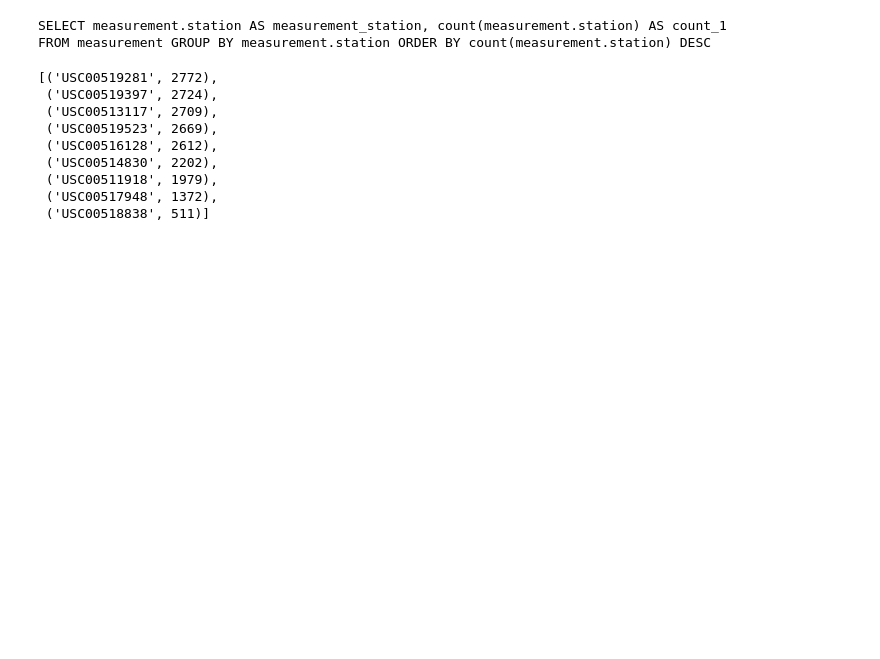
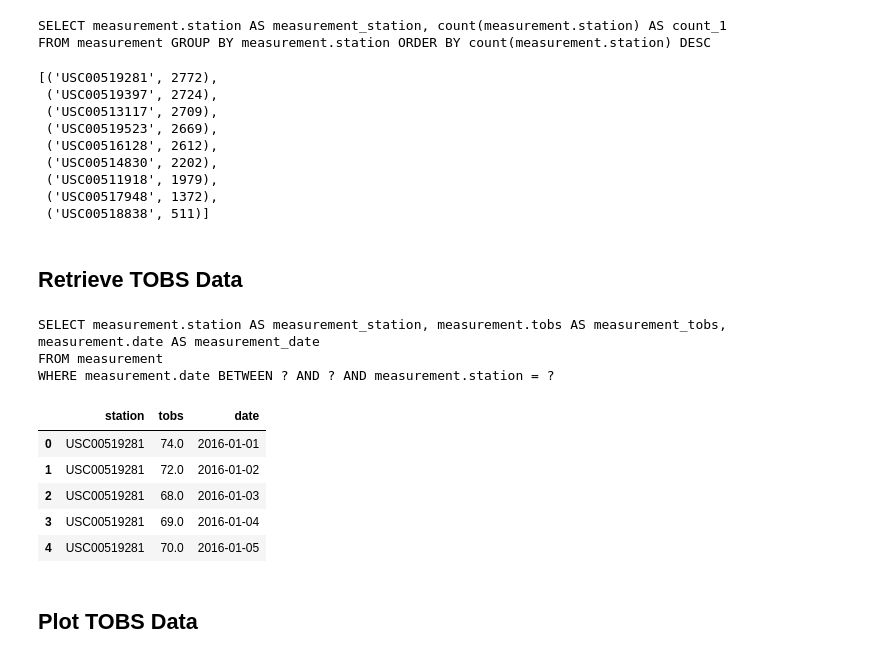
Before and after one commit to ChrisBen191/mysql, a Jupyter notebook: full_climate_analysis.ipynb, the cells around one changed output. Saved outputs shown, nothing was run; the diff lists cells and outputs as text; code cells hidden in the pictures; blank space fills up the shorter version.

```diff
--- a/full_climate_analysis.ipynb
+++ b/full_climate_analysis.ipynb
@@ -147,3 +160,36 @@ station_count
  ('USC00511918', 1979),
  ('USC00517948', 1372),
  ('USC00518838', 511)]
+# %% [markdown]
+## Retrieve TOBS Data
+# %%
+# retrieved data from 2016, from the most active station 'USC00519281'
+tobs_measurements = session.query(Measurements.station, Measurements.tobs, Measurements.date).filter(between(
+    Measurements.date, '2016-01-01', '2016-12-31')).filter(Measurements.station == "USC00519281")
+
+print(tobs_measurements)
+# %% [output]
+SELECT measurement.station AS measurement_station, measurement.tobs AS measurement_tobs, measurement.date AS measurement_date
+FROM measurement
+WHERE measurement.date BETWEEN ? AND ? AND measurement.station = ?
+# %%
+# saved the query to a variable using '.all()' and a variable
+tobs_data = tobs_measurements.all()
+
+# save the 'tobs data' variable/query as df
+tobs_df = pd.DataFrame(tobs_data)
+
+# replacing all NaN values with '0' if existing
+tobs_df = tobs_df.fillna(value=0)
+
+# lowest tobs=56, highest tobs=82
+tobs_df.head()
+# %% [output]
+|  | station | tobs | date |
+| 0 | USC00519281 | 74.0 | 2016-01-01 |
+| 1 | USC00519281 | 72.0 | 2016-01-02 |
+| 2 | USC00519281 | 68.0 | 2016-01-03 |
+| 3 | USC00519281 | 69.0 | 2016-01-04 |
+| 4 | USC00519281 | 70.0 | 2016-01-05 |
+# %% [markdown]
+## Plot TOBS Data
```
Also changed, not shown: parts of 32 cells of this notebook, 3 other files.
